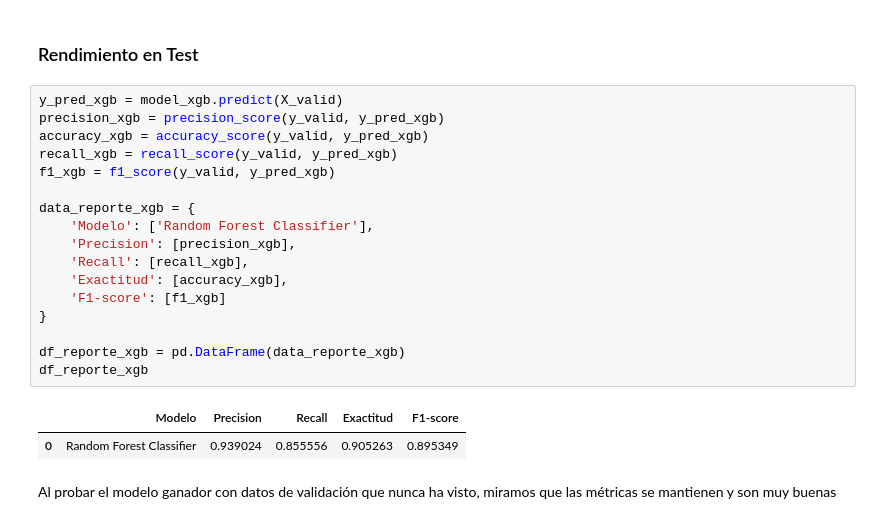
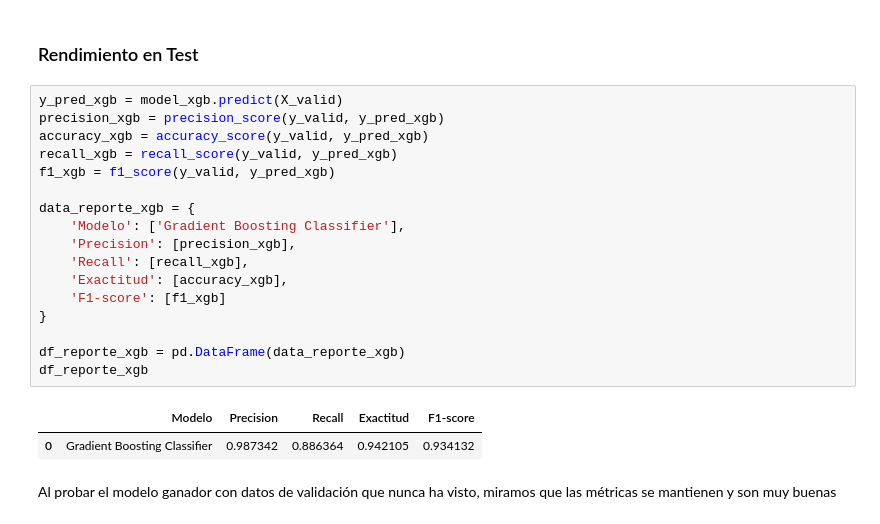
Before and after one commit to SimonLopezR/estimacion_riesgo_deslizamiento, a Jupyter notebook: docs/implementacion-xgboost.ipynb, the cells around one changed output. Drawn from its saved outputs; the diff is of its cells as text.

```diff
--- a/docs/implementacion-xgboost.ipynb
+++ b/docs/implementacion-xgboost.ipynb
@@ -228,23 +227,23 @@ En esta tabla podemos ver el top 10 de los modelos que fueron entrenados con los
 # %%
 y_pred_xgb = model_xgb.predict(X_valid)
 precision_xgb = precision_score(y_valid, y_pred_xgb)
 accuracy_xgb = accuracy_score(y_valid, y_pred_xgb)
 recall_xgb = recall_score(y_valid, y_pred_xgb)
 f1_xgb = f1_score(y_valid, y_pred_xgb)
 
 data_reporte_xgb = {
-    'Modelo': ['Random Forest Classifier'],
+    'Modelo': ['Gradient Boosting Classifier'],
     'Precision': [precision_xgb],
     'Recall': [recall_xgb],
     'Exactitud': [accuracy_xgb],
     'F1-score': [f1_xgb]
 }
 
 df_reporte_xgb = pd.DataFrame(data_reporte_xgb)
 df_reporte_xgb
 # %% [output]
 |  | Modelo | Precision | Recall | Exactitud | F1-score |
-| 0 | Random Forest Classifier | 0.939024 | 0.855556 | 0.905263 | 0.895349 |
+| 0 | Gradient Boosting Classifier | 0.987342 | 0.886364 | 0.942105 | 0.934132 |
 # %% [markdown]
 Al probar el modelo ganador con datos de validación que nunca ha visto, miramos que las métricas se mantienen y son muy buenas
 # %%
```
Also changed, not shown: parts of 6 cells of this notebook, 1 other file.
